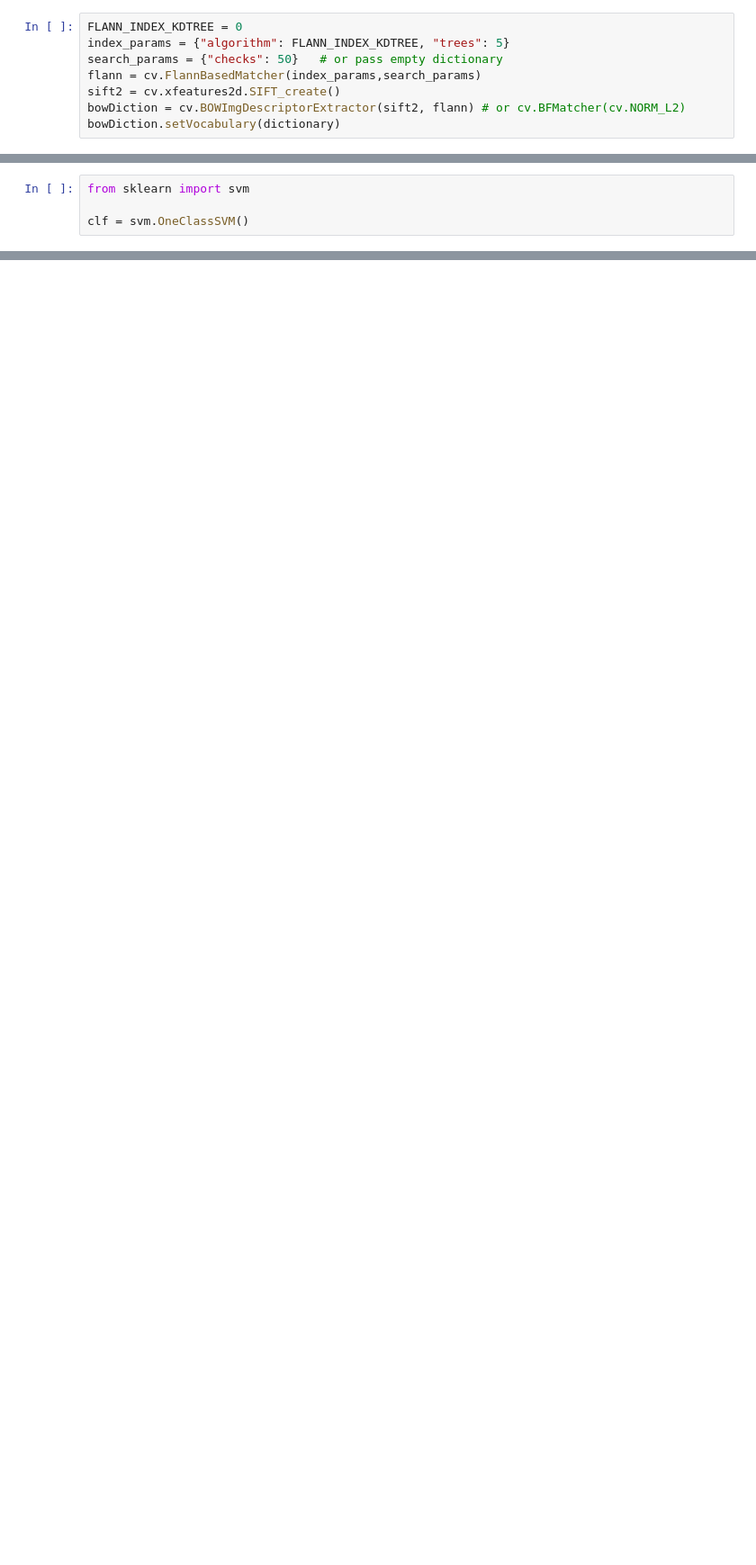
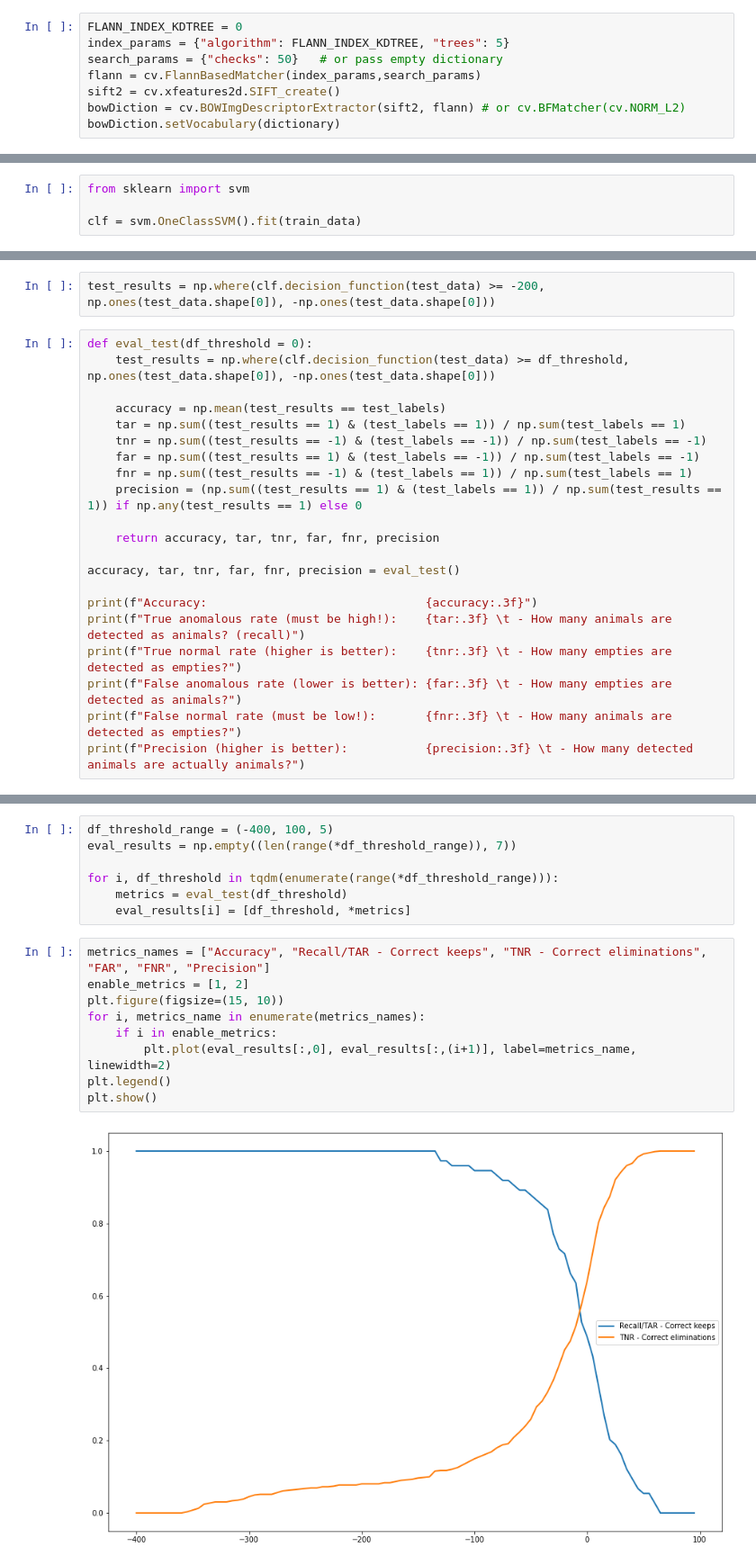
Before and after one commit to kleincode/camera-trap-anomaly-detection, a Jupyter notebook: approach3_local_features.ipynb, the cells around one changed output, grey strips where cells are left out. Shown at 90% size. Cells and saved outputs as stored; diff of their text form; blank space fills up the shorter version.

```diff
--- a/approach3_local_features.ipynb
+++ b/approach3_local_features.ipynb
@@ -98,4 +183,4 @@ dscs = np.load("Cache_NoBackup/approach3_lapse_sift_descriptors.npy", allow_pick
 # %%
 from sklearn import svm
 
-clf = svm.OneClassSVM()
+clf = svm.OneClassSVM().fit(train_data)
@@ -101,0 +196,23 @@ clf = svm.OneClassSVM()
+# %%
+test_results = np.where(clf.decision_function(test_data) >= -200, np.ones(test_data.shape[0]), -np.ones(test_data.shape[0]))
+# %%
+def eval_test(df_threshold = 0):
+    test_results = np.where(clf.decision_function(test_data) >= df_threshold, np.ones(test_data.shape[0]), -np.ones(test_data.shape[0]))
+
+    accuracy = np.mean(test_results == test_labels)
+    tar = np.sum((test_results == 1) & (test_labels == 1)) / np.sum(test_labels == 1)
+    tnr = np.sum((test_results == -1) & (test_labels == -1)) / np.sum(test_labels == -1)
+    far = np.sum((test_results == 1) & (test_labels == -1)) / np.sum(test_labels == -1)
+    fnr = np.sum((test_results == -1) & (test_labels == 1)) / np.sum(test_labels == 1)
+    precision = (np.sum((test_results == 1) & (test_labels == 1)) / np.sum(test_results == 1)) if np.any(test_results == 1) else 0
+
+    return accuracy, tar, tnr, far, fnr, precision
+
+accuracy, tar, tnr, far, fnr, precision = eval_test()
+
+print(f"Accuracy:                               {accuracy:.3f}")
+print(f"True anomalous rate (must be high!):    {tar:.3f} \t - How many animals are detected as animals? (recall)")
+print(f"True normal rate (higher is better):    {tnr:.3f} \t - How many empties are detected as empties?")
+print(f"False anomalous rate (lower is better): {far:.3f} \t - How many empties are detected as animals?")
+print(f"False normal rate (must be low!):       {fnr:.3f} \t - How many animals are detected as empties?")
+print(f"Precision (higher is better):           {precision:.3f} \t - How many detected animals are actually animals?")
@@ -101,0 +228,18 @@ clf = svm.OneClassSVM()
+# %%
+df_threshold_range = (-400, 100, 5)
+eval_results = np.empty((len(range(*df_threshold_range)), 7))
+
+for i, df_threshold in tqdm(enumerate(range(*df_threshold_range))):
+    metrics = eval_test(df_threshold)
+    eval_results[i] = [df_threshold, *metrics]
+# %%
+metrics_names = ["Accuracy", "Recall/TAR - Correct keeps", "TNR - Correct eliminations", "FAR", "FNR", "Precision"]
+enable_metrics = [1, 2]
+plt.figure(figsize=(15, 10))
+for i, metrics_name in enumerate(metrics_names):
+    if i in enable_metrics:
+        plt.plot(eval_results[:,0], eval_results[:,(i+1)], label=metrics_name, linewidth=2)
+plt.legend()
+plt.show()
+# %% [output]
+[figure, added]
```
Also changed, not shown: parts of 32 cells of this notebook, 15 other files.
